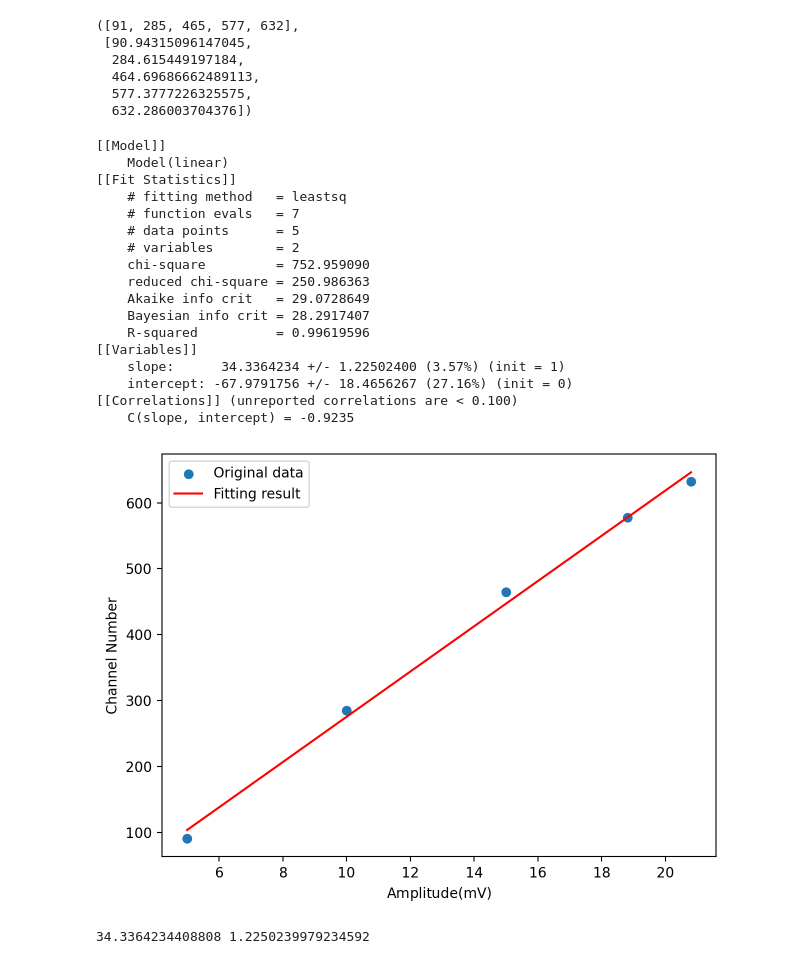
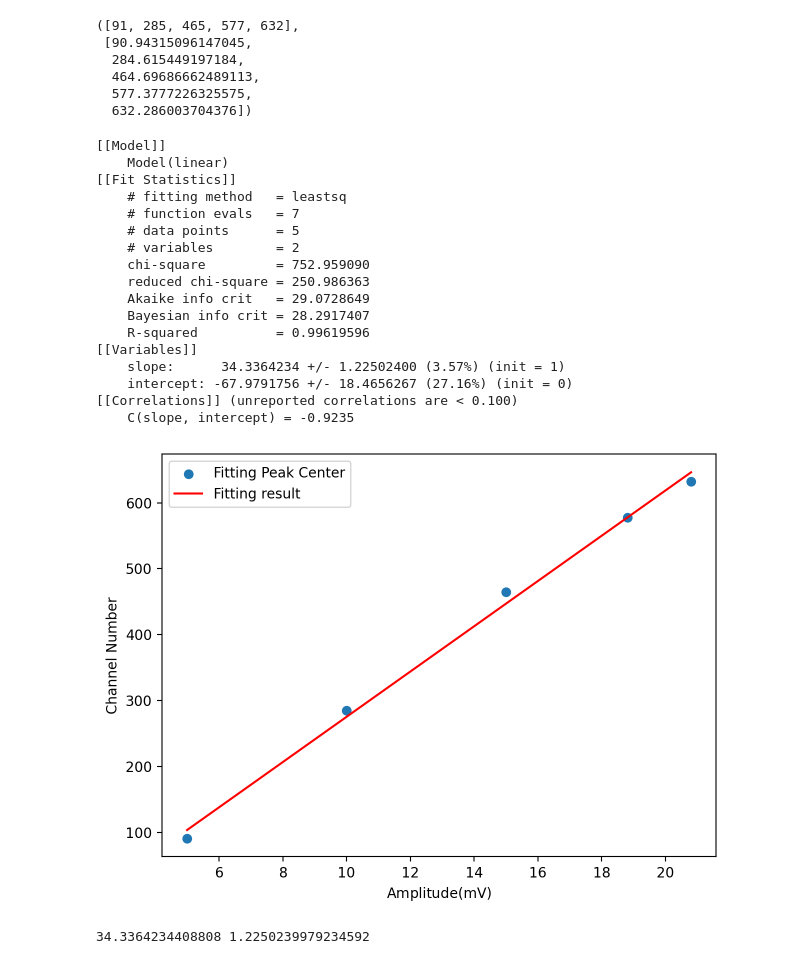
Before and after one commit to Xuanyiyiren/Fundamental-Laboratory-Experiment-in-Nuclear-Electronics-II, a Jupyter notebook: Experiment-5/data_ana.ipynb, the cells around one changed output. Cells and saved outputs as stored; diff of their text form; code cells hidden in the pictures.

```diff
--- a/Experiment-5/data_ana.ipynb
+++ b/Experiment-5/data_ana.ipynb
@@ -106,36 +106,36 @@ fit_result = linear_model.fit(y, x=x)
 
 print(fit_result.fit_report())
 
-plt.scatter(x, y, label='Original data')
+plt.scatter(x, y, label='Fitting Peak Center')
 x_plot = np.linspace(min(x), max(x), 1001)
 plt.plot(x_plot,
          fit_result.eval(x=x_plot),
          label='Fitting result', color='r')
 plt.xlabel(r'Amplitude(${\rm mV}$)')
 plt.ylabel(r'Channel Number')
 plt.legend()
 plt.tight_layout()
 plt.savefig(path+'linear_fit.pdf')
 plt.show()
 # %% [output]
 [[Model]]
     Model(linear)
 [[Fit Statistics]]
     # fitting method   = leastsq
     # function evals   = 7
     # data points      = 5
     # variables        = 2
     chi-square         = 752.959090
     reduced chi-square = 250.986363
     Akaike info crit   = 29.0728649
     Bayesian info crit = 28.2917407
     R-squared          = 0.99619596
 [[Variables]]
     slope:      34.3364234 +/- 1.22502400 (3.57%) (init = 1)
     intercept: -67.9791756 +/- 18.4656267 (27.16%) (init = 0)
 [[Correlations]] (unreported correlations are < 0.100)
     C(slope, intercept) = -0.9235
-[figure, old version]
+[figure, new version]
 # %%
 celi_B = fit_result.params['slope'].value
 celi_Bstderr = fit_result.params['slope'].stderr
```
Also changed, not shown: parts of 7 cells of this notebook, 5 other files.
